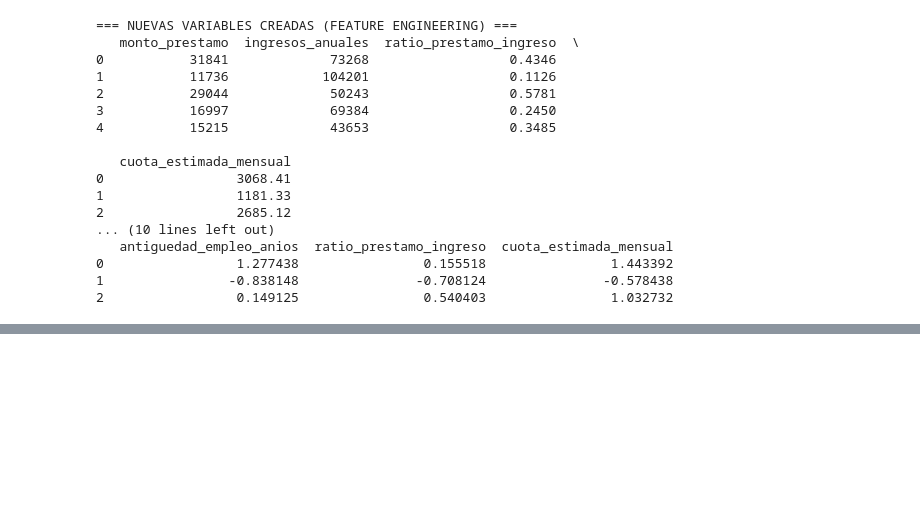
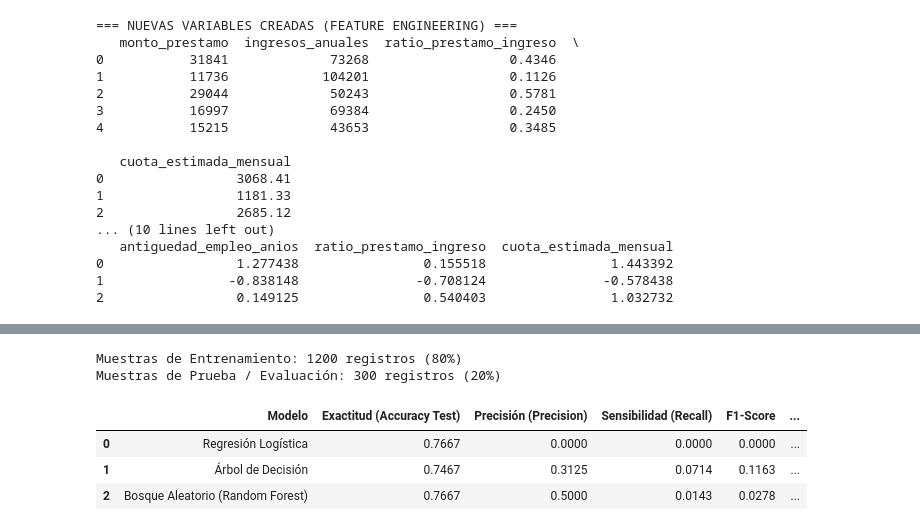
Before and after one commit to kvcmoreira/mineria-datos-riesgo-crediticio-uea, a Jupyter notebook: Practico_Experimental_Mineria_Datos_Riesgo_Crediticio.ipynb, the cells around one changed output, grey strips where cells are left out. Drawn from its saved outputs; the diff is of its cells as text; code cells hidden in the pictures; blank space fills up the shorter version.

```diff
--- a/Practico_Experimental_Mineria_Datos_Riesgo_Crediticio.ipynb
+++ b/Practico_Experimental_Mineria_Datos_Riesgo_Crediticio.ipynb
@@ -210,0 +260,75 @@ print(X_scaled_df.head(3))
+# %%
+# ==============================================================================
+# FASE 4: PARTICIÓN DEL DATASET Y MODELADO (3 ALGORITMOS)
+# ==============================================================================
+from sklearn.model_selection import train_test_split, cross_val_score, StratifiedKFold
+from sklearn.linear_model import LogisticRegression
+from sklearn.tree import DecisionTreeClassifier
+from sklearn.ensemble import RandomForestClassifier
+from sklearn.metrics import accuracy_score, precision_score, recall_score, f1_score
+import pandas as pd
+import numpy as np
+
+# 1. Partición estratificada (80% Entrenamiento, 20% Prueba)
+X_train, X_test, y_train, y_test = train_test_split(
+    X_scaled, y, test_size=0.20, random_state=42, stratify=y
+)
+
+print(f"Muestras de Entrenamiento: {X_train.shape[0]} registros (80%)")
+print(f"Muestras de Prueba / Evaluación: {X_test.shape[0]} registros (20%)")
+
+# 2. Definición de modelos e hiperparámetros de control
+modelos = {
+    "Regresión Logística": LogisticRegression(
+        C=1.0, max_iter=200, random_state=42
+    ),
+    "Árbol de Decisión": DecisionTreeClassifier(
+        max_depth=5, min_samples_split=10, min_samples_leaf=5, random_state=42
+    ),
+    "Bosque Aleatorio (Random Forest)": RandomForestClassifier(
+        n_estimators=100, max_depth=7, min_samples_split=6, random_state=42
+    )
+}
+
+# ==============================================================================
+# FASE 5: EVALUACIÓN, VALIDACIÓN CRUZADA (K=5) Y TABLA COMPARATIVA
+# ==============================================================================
+cv_estratificado = StratifiedKFold(n_splits=5, shuffle=True, random_state=42)
+resultados = []
+
+for nombre, mod in modelos.items():
+    # Entrenamiento
+    mod.fit(X_train, y_train)
+
+    # Predicción en conjunto de prueba
+    y_pred = mod.predict(X_test)
+
+    # Métricas de evaluación
+    acc = accuracy_score(y_test, y_pred)
+    prec = precision_score(y_test, y_pred, zero_division=0)
+    rec = recall_score(y_test, y_pred, zero_division=0)
+    f1 = f1_score(y_test, y_pred, zero_division=0)
+
+    # Validación Cruzada K=5 sobre datos de entrenamiento
+    scores_cv = cross_val_score(mod, X_train, y_train, cv=cv_estratificado, scoring='accuracy')
+    cv_mean = scores_cv.mean()
+
+    resultados.append({
+        "Modelo": nombre,
+        "Exactitud (Accuracy Test)": round(acc, 4),
+        "Precisión (Precision)": round(prec, 4),
+        "Sensibilidad (Recall)": round(rec, 4),
+        "F1-Score": round(f1, 4),
+        "Valid. Cruzada (CV Accuracy K=5)": round(cv_mean, 4)
+    })
+
+# Visualización formal de la tabla comparativa exigida por la guía
+df_resultados = pd.DataFrame(resultados)
+display(df_resultados)
+# %% [output]
+Muestras de Entrenamiento: 1200 registros (80%)
+Muestras de Prueba / Evaluación: 300 registros (20%)
+|  | Modelo | Exactitud (Accuracy Test) | Precisión (Precision) | Sensibilidad (Recall) | F1-Score | ... |
+| 0 | Regresión Logística | 0.7667 | 0.0000 | 0.0000 | 0.0000 | ... |
+| 1 | Árbol de Decisión | 0.7467 | 0.3125 | 0.0714 | 0.1163 | ... |
+| 2 | Bosque Aleatorio (Random Forest) | 0.7667 | 0.5000 | 0.0143 | 0.0278 | ... |
```
Also changed, not shown: parts of 10 cells of this notebook.
